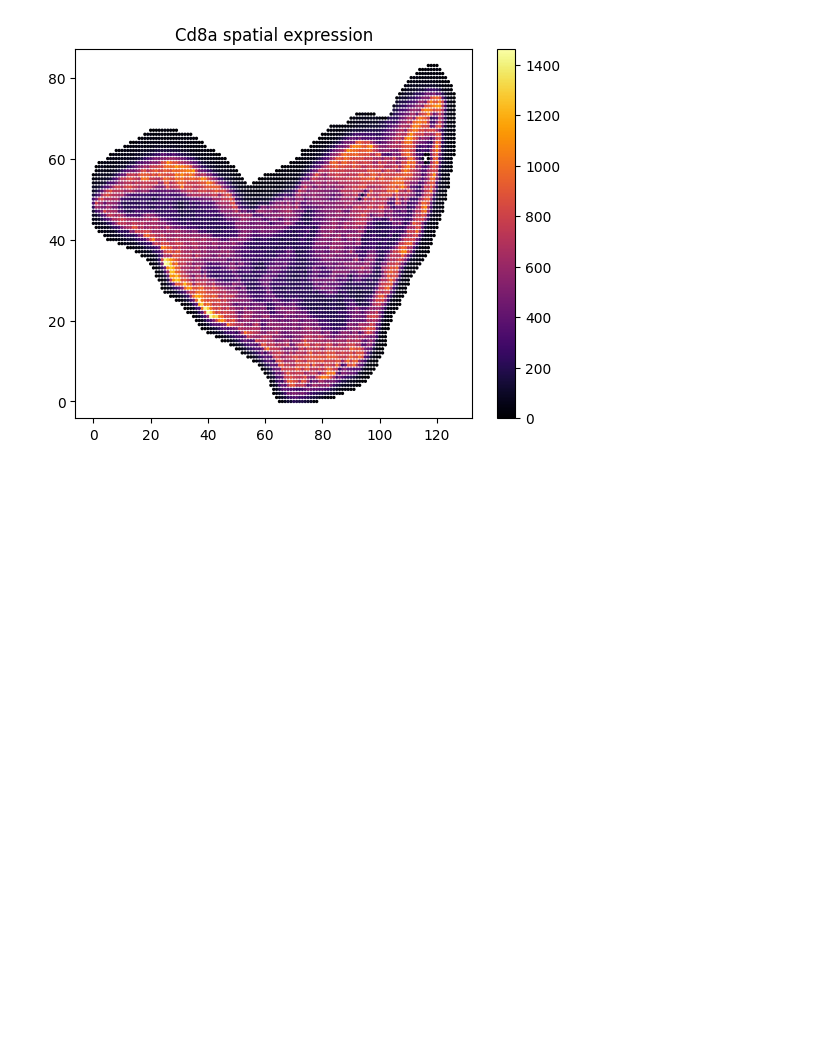
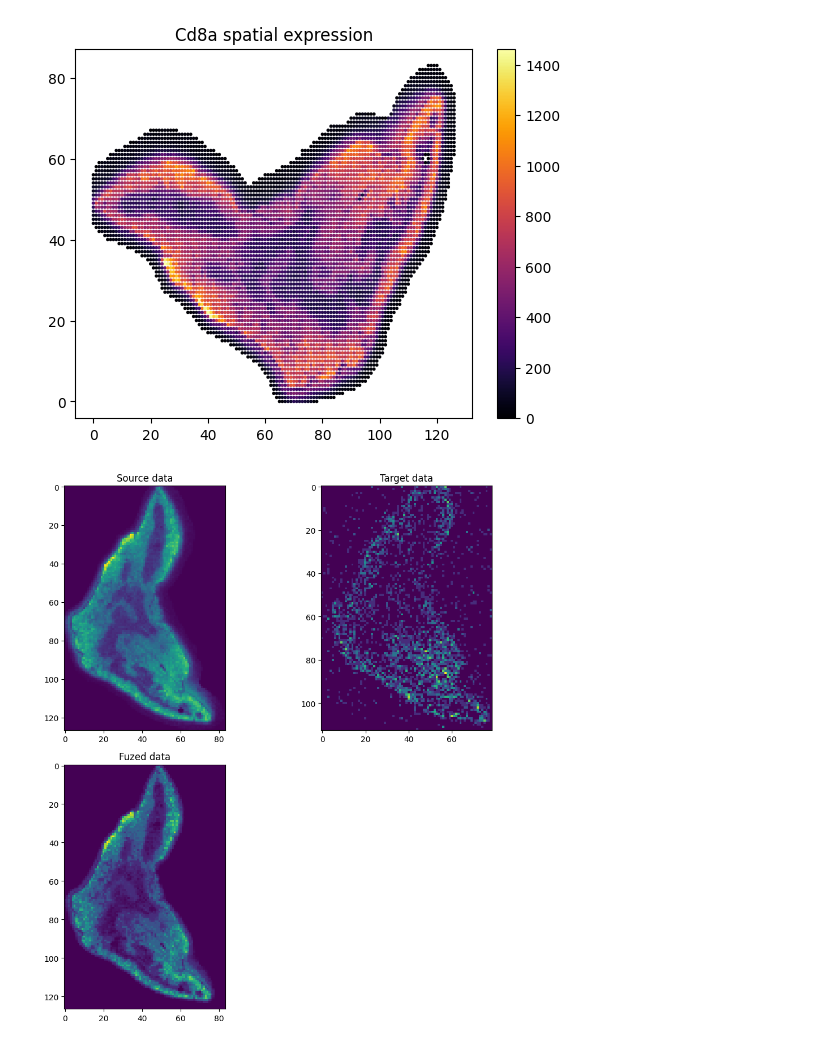
Before and after one commit to cb11711211/sc_st_attention_integration, a Jupyter notebook: pot_fuse_prot_rna.ipynb, the cells around one changed output. Cells and saved outputs as stored; diff of their text form; code cells hidden in the pictures; blank space fills up the shorter version.

```diff
--- a/pot_fuse_prot_rna.ipynb
+++ b/pot_fuse_prot_rna.ipynb
@@ -576,7 +618,14 @@ ot_mapping_linear = ot.da.MappingTransport(
     kernel="linear", mu=1e0, eta=1e-8, bias=True,
     max_iter=20, verbose=True)
 
-ot_mapping_linear.fit(Xs=cd8a_prot_mtx_norm.reshape(-1,1), Xt=cd8a_rna_mtx_norm.reshape(-1,1))
+ot_mapping_linear.fit(Xs=cd8a_prot_mtx_norm.toarray().reshape(-1,1),
+                      Xt=cd8a_rna_mtx_norm.toarray().reshape(-1,1))
 
 # for original source samples, transform applies barycentric mapping
-transp_Xs_linear = ot_mapping_linear.transform(Xs=cd8a_prot_mtx_norm.reshape(-1,1))
+transp_Xs_linear = ot_mapping_linear.transform(Xs=cd8a_prot_mtx_norm.toarray().reshape(-1,1))
+# %%
+mtx_print(cd8a_prot_mtx_norm.toarray(),
+          cd8a_rna_mtx_norm.toarray(),
+          transp_Xs_linear.reshape(cd8a_prot_mtx.shape[0], cd8a_prot_mtx.shape[1]))
+# %% [output]
+[figure, added]
```
Also changed, not shown: parts of 24 cells of this notebook.
